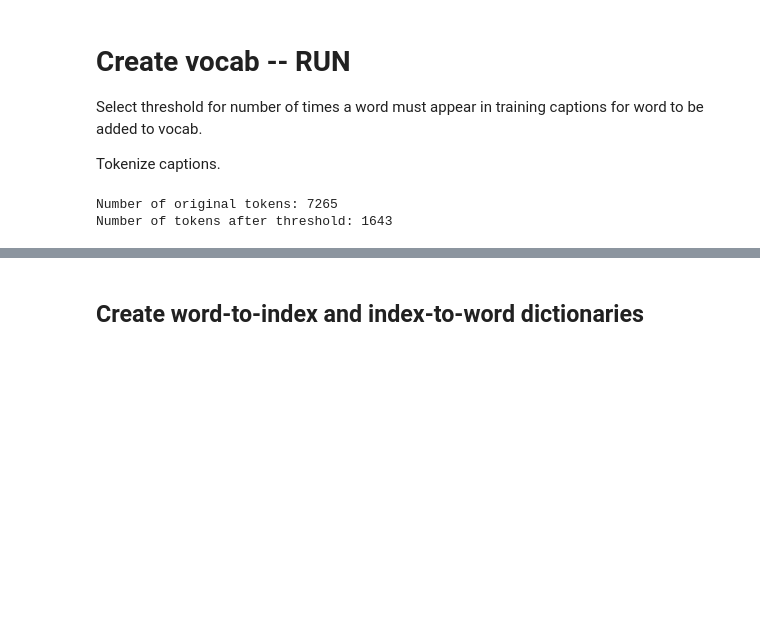
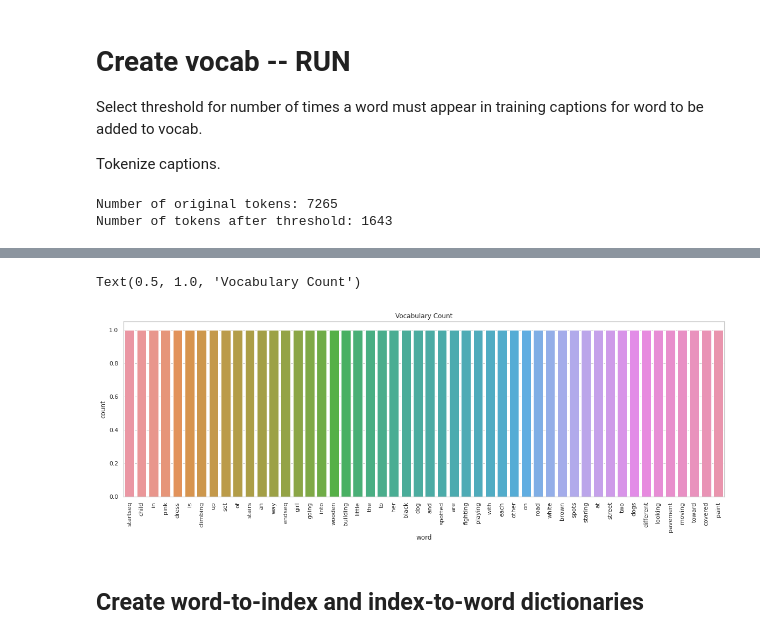
Before and after one commit to CocoTheAussieCat/dl_at3, a Jupyter notebook: Group_model.ipynb, the cells around one changed output, grey strips where cells are left out. Saved outputs shown, nothing was run; the diff lists cells and outputs as text; code cells hidden in the pictures; blank space fills up the shorter version.

```diff
--- a/Group_model.ipynb
+++ b/Group_model.ipynb
@@ -558,0 +561,7 @@ Number of tokens after threshold: 1643
+# %%
+words_vocabulary = pd.DataFrame(vocab)
+
+
+#Rename columns for easy manipulation
+words_vocabulary = words_vocabulary.rename(columns={0: 'word'})
+words_vocabulary
@@ -559,3 +597,12 @@ Number of tokens after threshold: 1643
+# %%
+sns.set(style= "whitegrid")
+plt.figure(figsize=(20,6))
+ax = sns.countplot(x="word", data=words_vocabulary[:50])
+plt.xticks(rotation="vertical")
+plt.title("Vocabulary Count")
+# %% [output]
+Text(0.5, 1.0, 'Vocabulary Count')
+[figure, added]
 # %% [markdown]
 ## Create word-to-index and index-to-word dictionaries
 # %%
```
Also changed, not shown: parts of 16 cells of this notebook.
